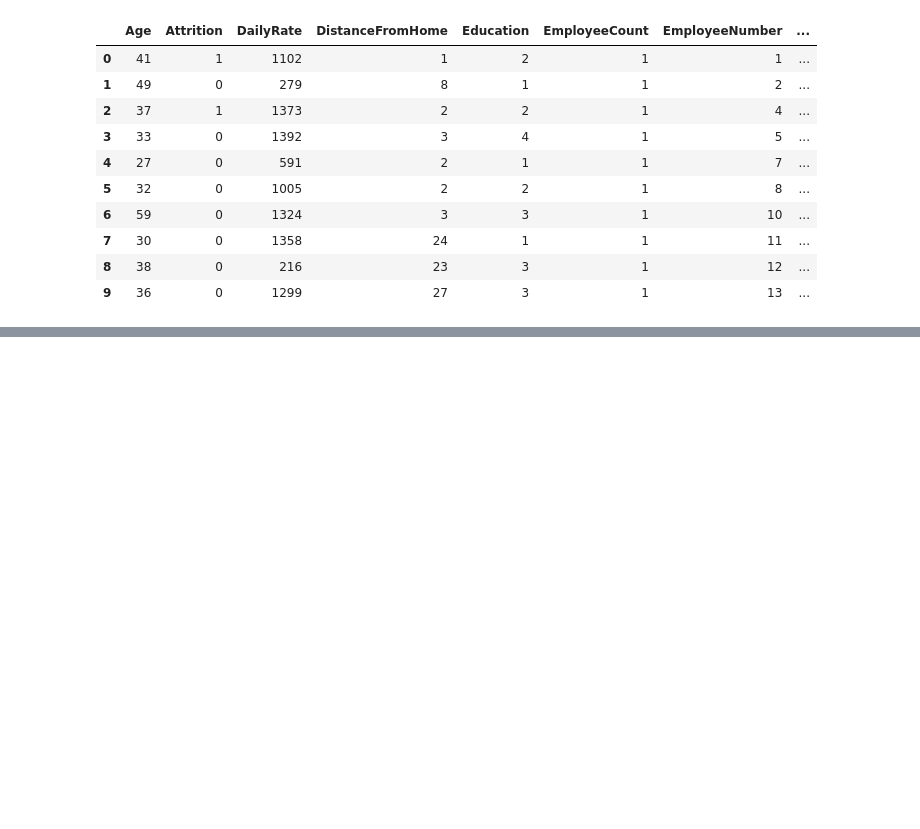
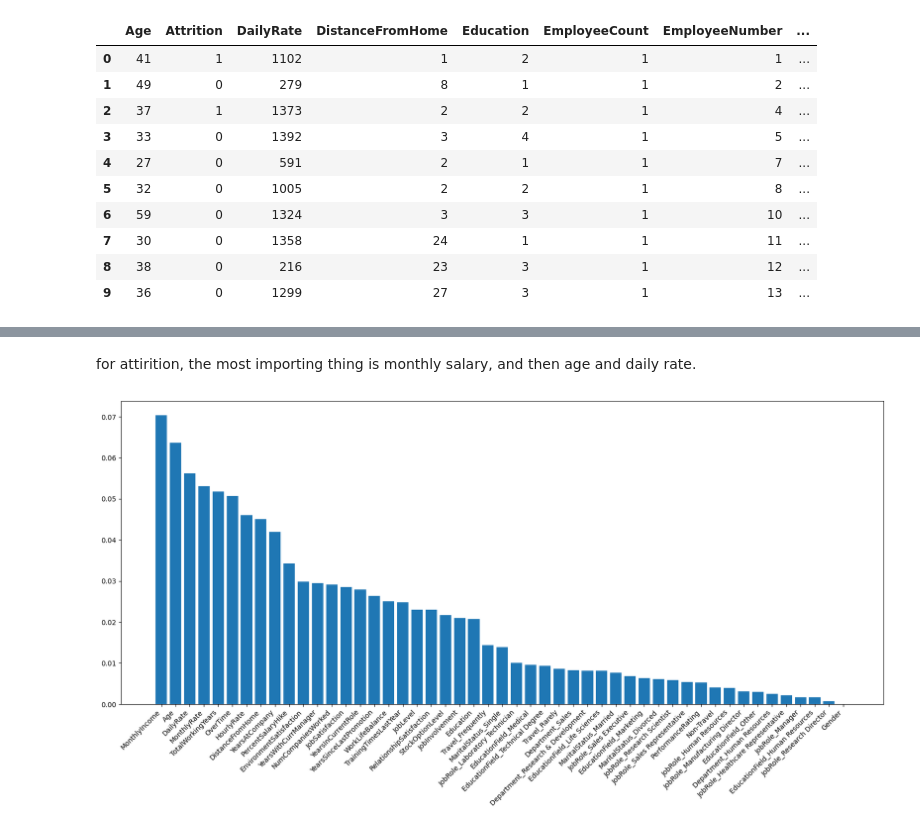
Before and after one commit to okanolgun/Predicting-Employee-Attrition, a Jupyter notebook: Untitled.ipynb, the cells around one changed output, grey strips where cells are left out. Cells and saved outputs as stored; diff of their text form; code cells hidden in the pictures; blank space fills up the shorter version.

```diff
--- a/Untitled.ipynb
+++ b/Untitled.ipynb
@@ -125,0 +150,2 @@ df = df.map(lambda x: 1 if x is True else 0 if x is False else x)
+# %%
+df = df.drop(['EmployeeCount', 'Over18', 'StandardHours'], axis=1)
@@ -125,0 +168,11 @@ df = df.map(lambda x: 1 if x is True else 0 if x is False else x)
+# %%
+from sklearn.ensemble import RandomForestClassifier
+from sklearn.model_selection import train_test_split
+
+X, y = df.drop('Attrition', axis=1), df['Attrition']
+
+X_train, X_test, y_train, y_test = train_test_split(X, y, test_size=0.15)
+
+model = RandomForestClassifier(n_jobs=-1)
+
+model.fit(X_train, y_train)
@@ -125,0 +222,4 @@ df = df.map(lambda x: 1 if x is True else 0 if x is False else x)
+# %%
+sorted_importances = sorted(zip(model.feature_names_in_, model.feature_importances_), key=lambda x: x[1], reverse=True)
+
+sorted_importances
@@ -125,0 +244,12 @@ df = df.map(lambda x: 1 if x is True else 0 if x is False else x)
+# %% [markdown]
+for attirition, the most importing thing is monthly salary, and then age and daily rate.
+# %%
+# Assuming sorted_importances is a list of tuples like [(feature1, importance1), (feature2, importance2), ...]
+features, importances = zip(*sorted_importances)
+
+plt.figure(figsize=(20,8))
+plt.bar(features, importances)
+plt.xticks(rotation=45, ha='right')
+plt.show()
+# %% [output]
+[figure, added]
```
Also changed, not shown: parts of 13 cells of this notebook.
